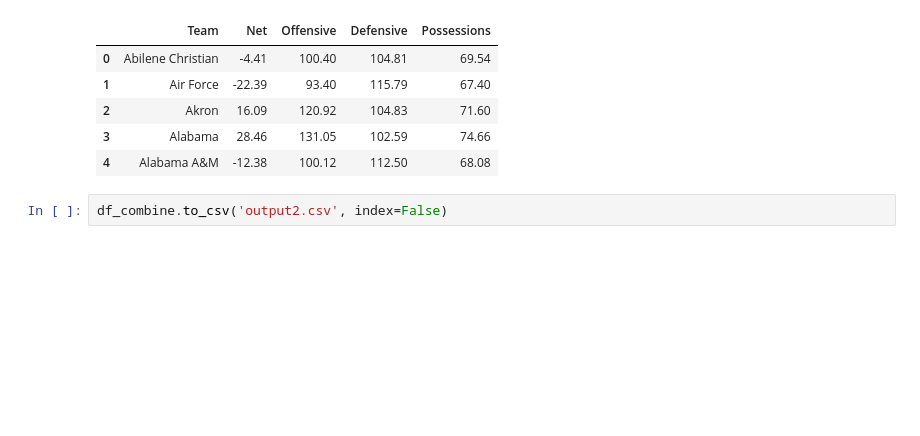
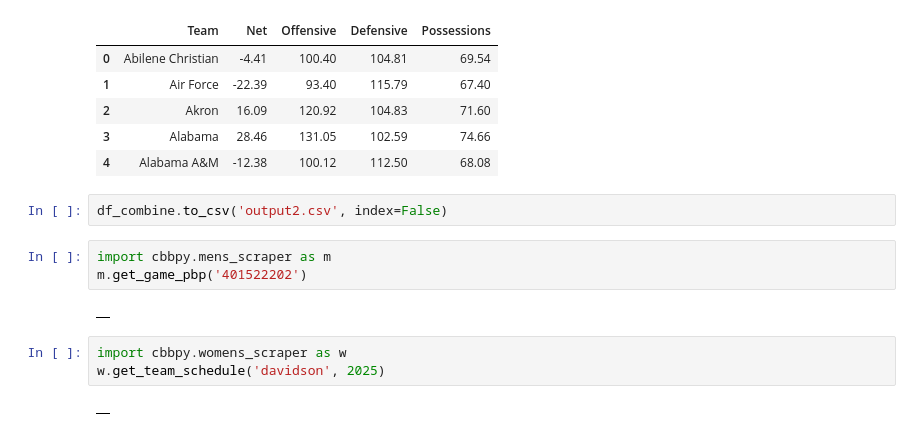
Before and after one commit to jagrest2/agrest-analytics, a Jupyter notebook: app/test.ipynb, the cells around one changed output. Drawn from its saved outputs; the diff is of its cells as text; blank space fills up the shorter version.

```diff
--- a/app/test.ipynb
+++ b/app/test.ipynb
@@ -239,3 +239,13 @@ df_combine.head()
 | 4 | Alabama A&M | -12.38 | 100.12 | 112.50 | 68.08 |
 # %%
 df_combine.to_csv('output2.csv', index=False)
+# %%
+import cbbpy.mens_scraper as m
+m.get_game_pbp('401522202')
+# %% [output]
+|  |
+# %%
+import cbbpy.womens_scraper as w
+w.get_team_schedule('davidson', 2025)
+# %% [output]
+|  |
```
Also changed, not shown: parts of 14 cells of this notebook, 22 other files.
